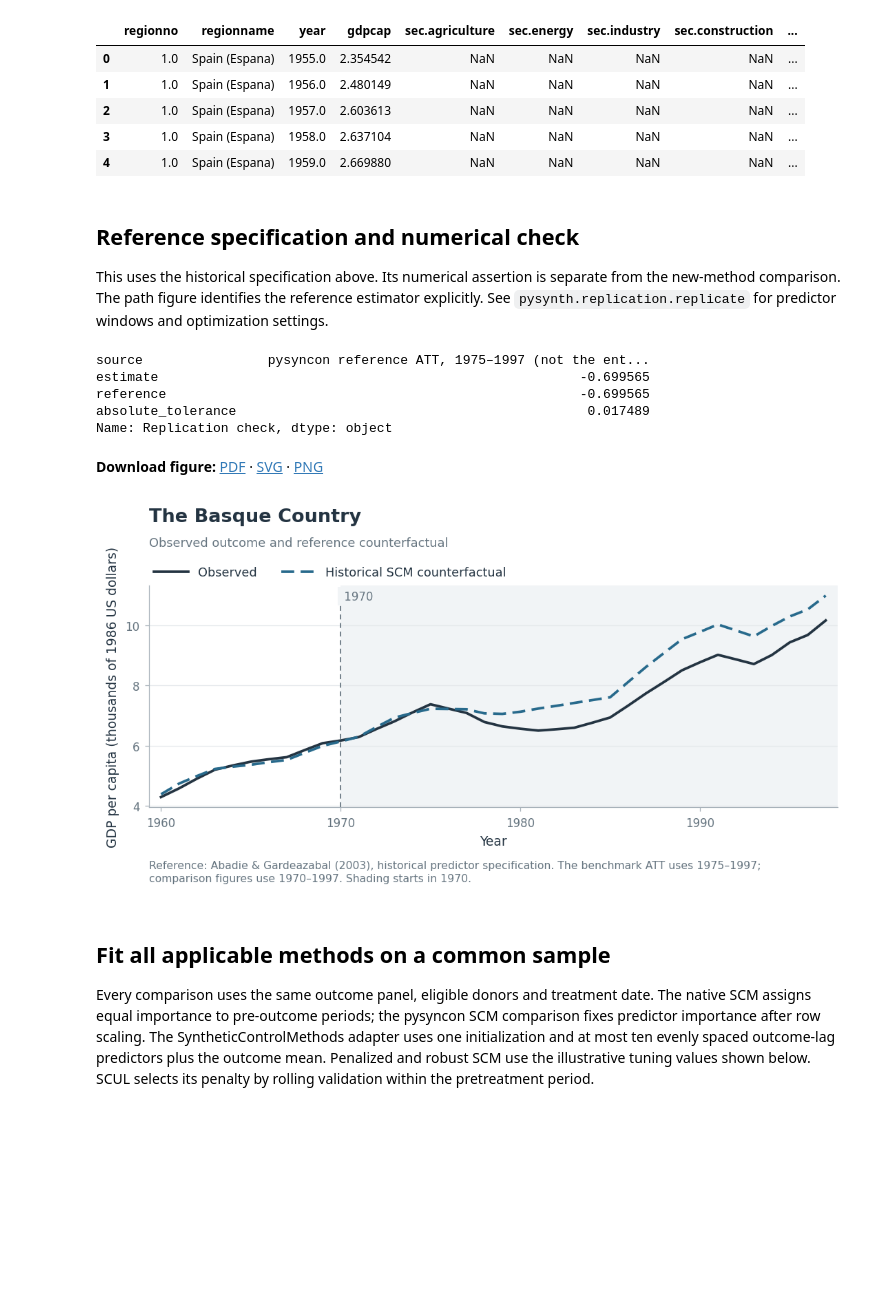
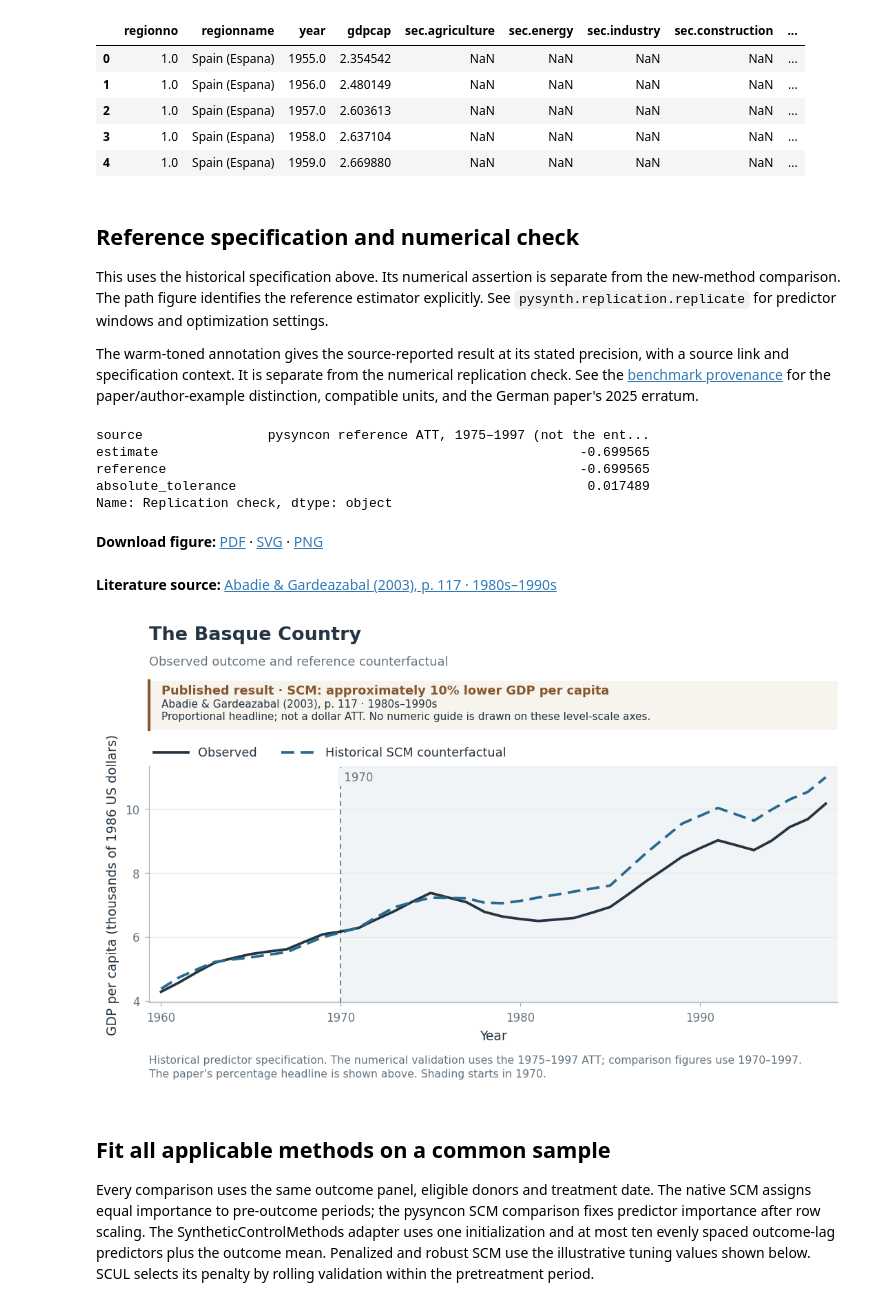
Before and after one commit to crahal/pysynthcon, a Jupyter notebook: empirical_examples/basque.ipynb, the cells around one changed output. Cells and saved outputs as stored; diff of their text form; code cells hidden in the pictures; blank space fills up the shorter version.

```diff
--- a/empirical_examples/basque.ipynb
+++ b/empirical_examples/basque.ipynb
@@ -75,8 +76,16 @@ This uses the historical specification above. Its numerical assertion is
 separate from the new-method comparison. The path figure identifies the
 reference estimator explicitly. See `pysynth.replication.replicate` for
 predictor windows and optimization settings.
+
+The warm-toned annotation gives the source-reported result at its stated
+precision, with a source link and specification context. It is separate
+from the numerical replication check. See the
+[benchmark provenance](../docs/replication.md#literature-annotations)
+for the paper/author-example distinction, compatible units, and the
+German paper's 2025 erratum.
 # %%
-figure_details = {'case': 'The Basque Country', 'outcome': 'GDP per capita (thousands of 1986 US dollars)', 'effect': 'Effect on GDP per capita (thousands of 1986 US dollars)', 'units': 'thousand 1986 US$', 'periods': '1960–1969 pretreatment · 1970–1997 post-treatment · 17 donors', 'onset': '1970', 'reference': 'Historical SCM counterfactual', 'reference_note': 'Reference: Abadie & Gardeazabal (2003), historical predictor specification. The benchmark ATT uses 1975–1997; comparison figures use 1970–1997. Shading starts in 1970.'}
+figure_details = {'case': 'The Basque Country', 'outcome': 'GDP per capita (thousands of 1986 US dollars)', 'effect': 'Effect on GDP per capita (thousands of 1986 US dollars)', 'units': 'thousand 1986 US$', 'periods': '1960–1969 pretreatment · 1970–1997 post-treatment · 17 donors', 'onset': '1970', 'reference': 'Historical SCM counterfactual', 'reference_note': "Historical predictor specification. The numerical validation uses the 1975–1997 ATT; comparison figures use 1970–1997. The paper's percentage headline is shown above. Shading starts in 1970."}
+benchmark = LITERATURE_BENCHMARKS[name]
 # Works when the kernel starts in either the repository or notebook folder.
 example_dir = Path.cwd() if Path.cwd().name == 'empirical_examples' else Path.cwd() / 'empirical_examples'
 figure_dir = Path(os.environ.get('PYSYNTH_FIGURE_DIR', example_dir / 'figures')) / name
@@ -84,34 +93,37 @@ figure_dir = Path(os.environ.get('PYSYNTH_FIGURE_DIR', example_dir / 'figures'))
 def export_figure(fig, kind):
     paths = save_figure(fig, figure_dir / f'{name}-{kind}')
     links = ' · '.join(
         f'[{p.suffix[1:].upper()}](figures/{name}/{p.name})' for p in paths
     )
     display(Markdown('**Download figure:** ' + links))
+    display(Markdown(f'**Literature source:** [{benchmark.citation}]({benchmark.source_url})'))
     return paths
 
 reference = replicate(name, data)
 report = check_replication(name, reference)
 display(pd.Series(report, name='Replication check'))
 ax = plot_paths(
     reference,
     title=figure_details['case'],
     subtitle='Observed outcome and reference counterfactual',
     ylabel=figure_details['outcome'], xlabel='Year',
     observed_label='Observed',
     counterfactual_label=figure_details['reference'],
     intervention_label=figure_details['onset'],
+    benchmark=benchmark,
     note=figure_details['reference_note'],
 )
 reference_files = export_figure(ax.figure, 'reference')
 plt.show()
 # %% [output]
 source                pysyncon reference ATT, 1975–1997 (not the ent...
 estimate                                                      -0.699565
 reference                                                     -0.699565
 absolute_tolerance                                             0.017489
 Name: Replication check, dtype: object
 **Download figure:** [PDF](figures/basque/basque-reference.pdf) · [SVG](figures/basque/basque-reference.svg) · [PNG](figures/basque/basque-reference.png)
+**Literature source:** [Abadie & Gardeazabal (2003), p. 117 · 1980s–1990s](https://economics.mit.edu/sites/default/files/publications/The%20Economic%20Costs%20of%20Conflict.pdf#page=5)
-[figure, old version]
+[figure, new version]
 # %% [markdown]
 ## Fit all applicable methods on a common sample
 
```
Also changed, not shown: parts of 5 cells of this notebook, 4 other files.
